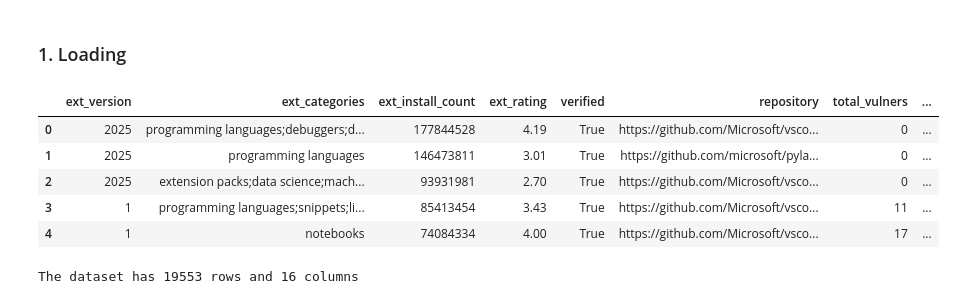
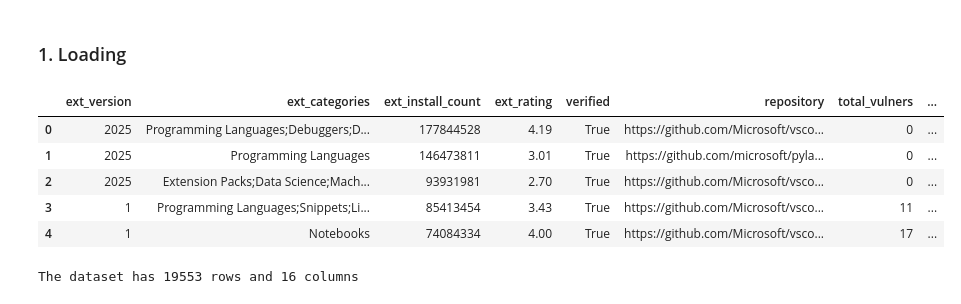
Before and after one commit to Ironhack-DA-Course/proj-final, a Jupyter notebook: notebooks/eda_machine_learning_2.ipynb, the cells around one changed output. Drawn from its saved outputs; the diff is of its cells as text; code cells hidden in the pictures.

```diff
--- a/notebooks/eda_machine_learning_2.ipynb
+++ b/notebooks/eda_machine_learning_2.ipynb
@@ -66,14 +66,14 @@ except:
 ### 1. Loading
 # %%
 df = pd.read_csv(config["data"]["clean"]["file_data_cleaned"])
-# df.head()
+df.head()
 # %% [output]
 |  | ext_version | ext_categories | ext_install_count | ext_rating | verified | repository | total_vulners | ... |
-| 0 | 2025 | programming languages;debuggers;d... | 177844528 | 4.19 | True | https://github.com/Microsoft/vsco... | 0 | ... |
-| 1 | 2025 | programming languages | 146473811 | 3.01 | True | https://github.com/microsoft/pyla... | 0 | ... |
-| 2 | 2025 | extension packs;data science;mach... | 93931981 | 2.70 | True | https://github.com/Microsoft/vsco... | 0 | ... |
-| 3 | 1 | programming languages;snippets;li... | 85413454 | 3.43 | True | https://github.com/Microsoft/vsco... | 11 | ... |
-| 4 | 1 | notebooks | 74084334 | 4.00 | True | https://github.com/Microsoft/vsco... | 17 | ... |
+| 0 | 2025 | Programming Languages;Debuggers;D... | 177844528 | 4.19 | True | https://github.com/Microsoft/vsco... | 0 | ... |
+| 1 | 2025 | Programming Languages | 146473811 | 3.01 | True | https://github.com/microsoft/pyla... | 0 | ... |
+| 2 | 2025 | Extension Packs;Data Science;Mach... | 93931981 | 2.70 | True | https://github.com/Microsoft/vsco... | 0 | ... |
+| 3 | 1 | Programming Languages;Snippets;Li... | 85413454 | 3.43 | True | https://github.com/Microsoft/vsco... | 11 | ... |
+| 4 | 1 | Notebooks | 74084334 | 4.00 | True | https://github.com/Microsoft/vsco... | 17 | ... |
 # %%
 print(f'The dataset has {df.shape[0]} rows and {df.shape[1]} columns')
 # %% [output]
```
Also changed, not shown: parts of 39 cells of this notebook, 5 other files.
